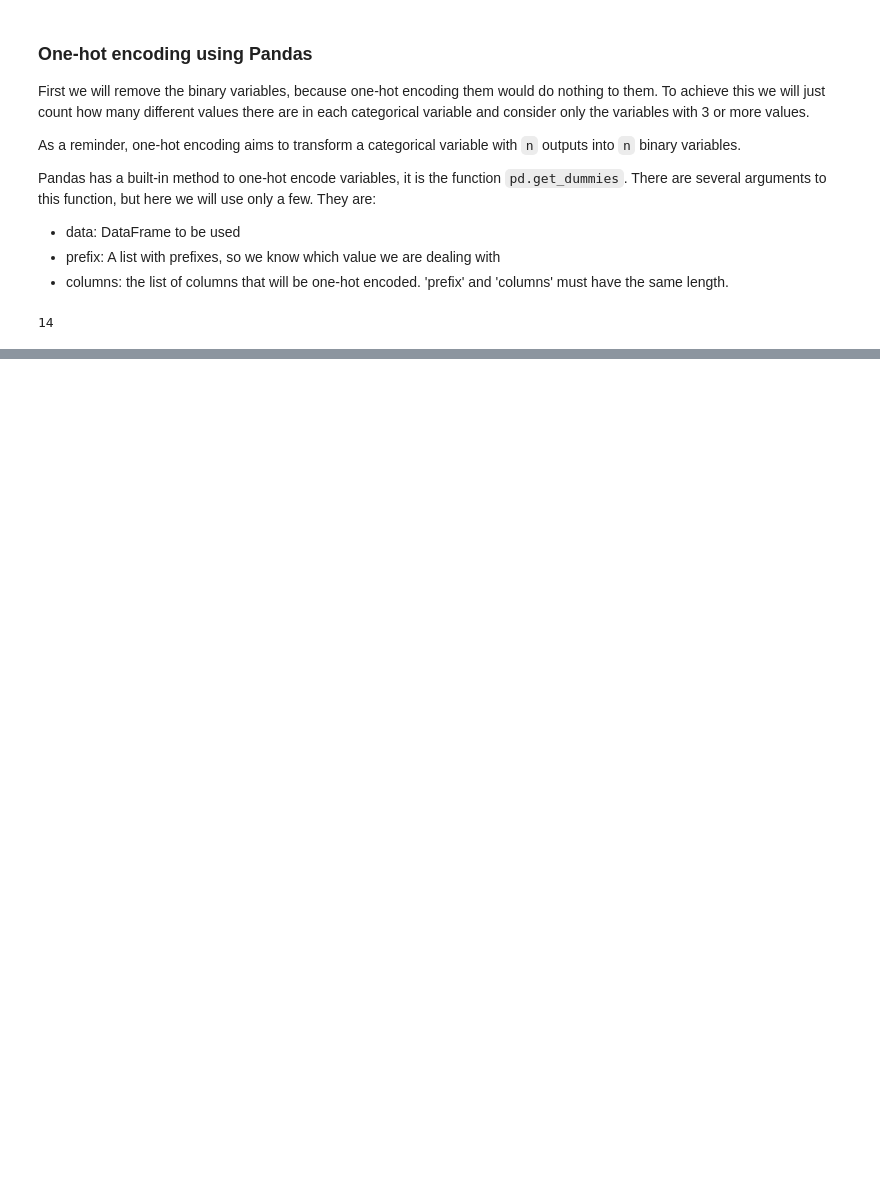
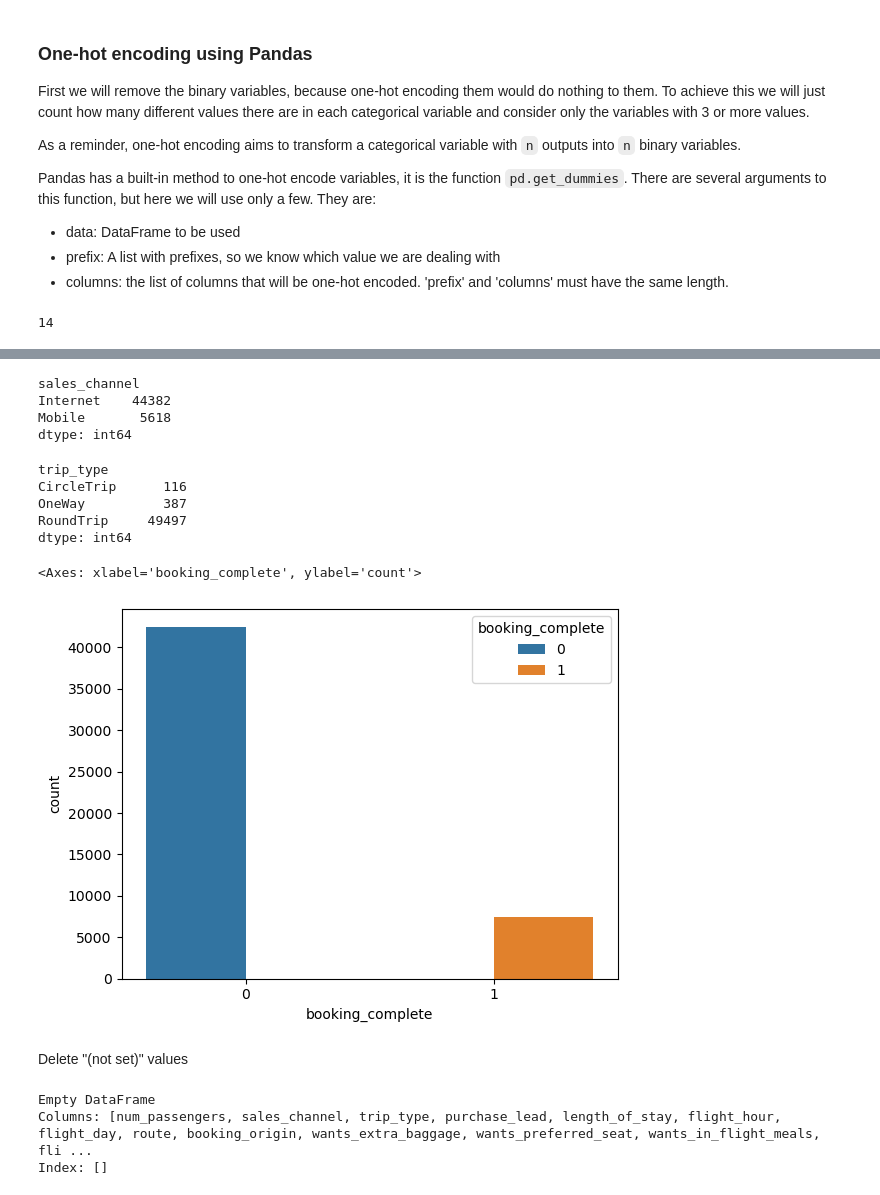
Before and after one commit to HuyNgo229/EDA_BA, a Jupyter notebook: Modelling_EDA_2.ipynb, the cells around one changed output, grey strips where cells are left out. Saved outputs shown, nothing was run; the diff lists cells and outputs as text; code cells hidden in the pictures; blank space fills up the shorter version.

```diff
--- a/Modelling_EDA_2.ipynb
+++ b/Modelling_EDA_2.ipynb
@@ -157,0 +194,30 @@ axs[2][0].axis('off')
+# %%
+df.groupby("sales_channel").size()
+# %% [output]
+sales_channel
+Internet    44382
+Mobile       5618
+dtype: int64
+# %%
+df.groupby("trip_type").size()
+# %% [output]
+trip_type
+CircleTrip      116
+OneWay          387
+RoundTrip     49497
+dtype: int64
+# %%
+sns.countplot(data = df,  x = "booking_complete", hue = "booking_complete")
+# %% [output]
+<Axes: xlabel='booking_complete', ylabel='count'>
+[figure, added]
+# %% [markdown]
+Delete "(not set)" values
+# %%
+df.drop(df.loc[df["booking_origin"] == "(not set)"].index, inplace=True)
+result = df.loc[df["booking_origin"] == "(not set)"]
+print(result)
+# %% [output]
+Empty DataFrame
+Columns: [num_passengers, sales_channel, trip_type, purchase_lead, length_of_stay, flight_hour, flight_day, route, booking_origin, wants_extra_baggage, wants_preferred_seat, wants_in_flight_meals, fli ...
+Index: []
```
Also changed, not shown: parts of 6 cells of this notebook.
